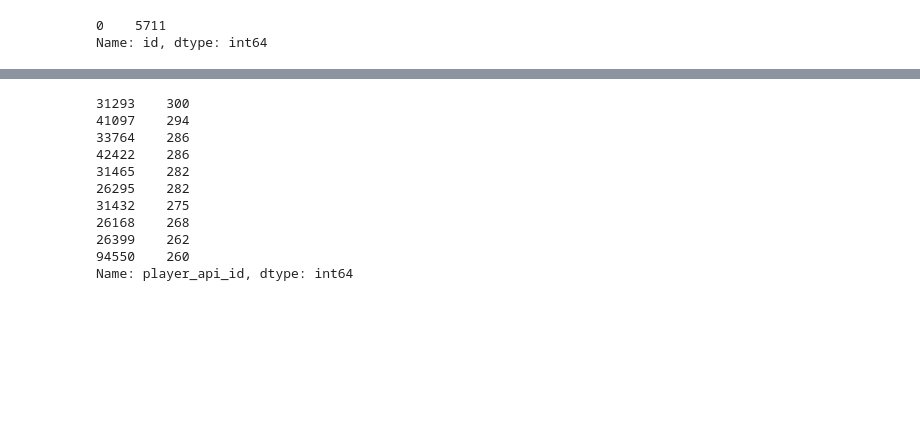
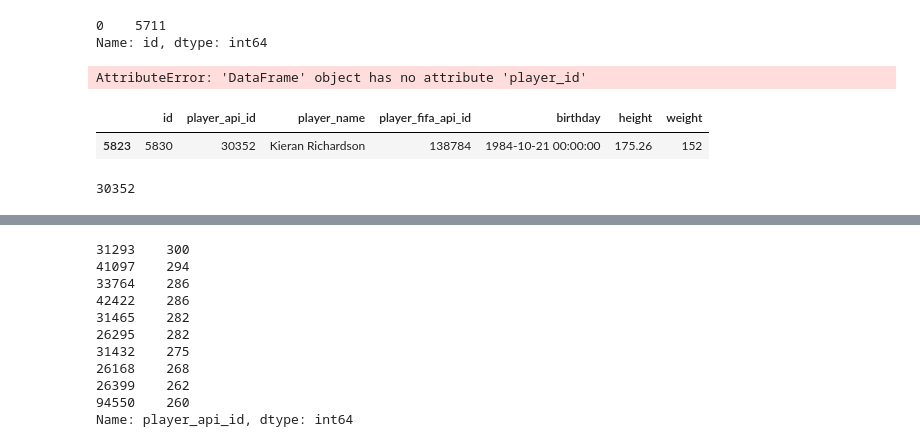
Before and after one commit to ladorabl/udacity_data_analyst_nd, a Jupyter notebook: Project2/Project2_EDA.ipynb, the cells around one changed output, grey strips where cells are left out. Cells and saved outputs as stored; diff of their text form; code cells hidden in the pictures; blank space fills up the shorter version.

```diff
--- a/Project2/Project2_EDA.ipynb
+++ b/Project2/Project2_EDA.ipynb
@@ -666,0 +694,15 @@ generatePlayerMatchInfo()
+# %%
+player_match.player_id
+# %% [output]
+AttributeError: 'DataFrame' object has no attribute 'player_id'
+# %%
+this_player = player.sample(1)
+this_player
+# %% [output]
+|  | id | player_api_id | player_name | player_fifa_api_id | birthday | height | weight |
+| 5823 | 5830 | 30352 | Kieran Richardson | 138784 | 1984-10-21 00:00:00 | 175.26 | 152 |
+# %%
+this_player_api_id = this_player.player_api_id.astype(int).item()
+this_player_api_id
+# %% [output]
+30352
```
Also changed, not shown: parts of 9 cells of this notebook.
